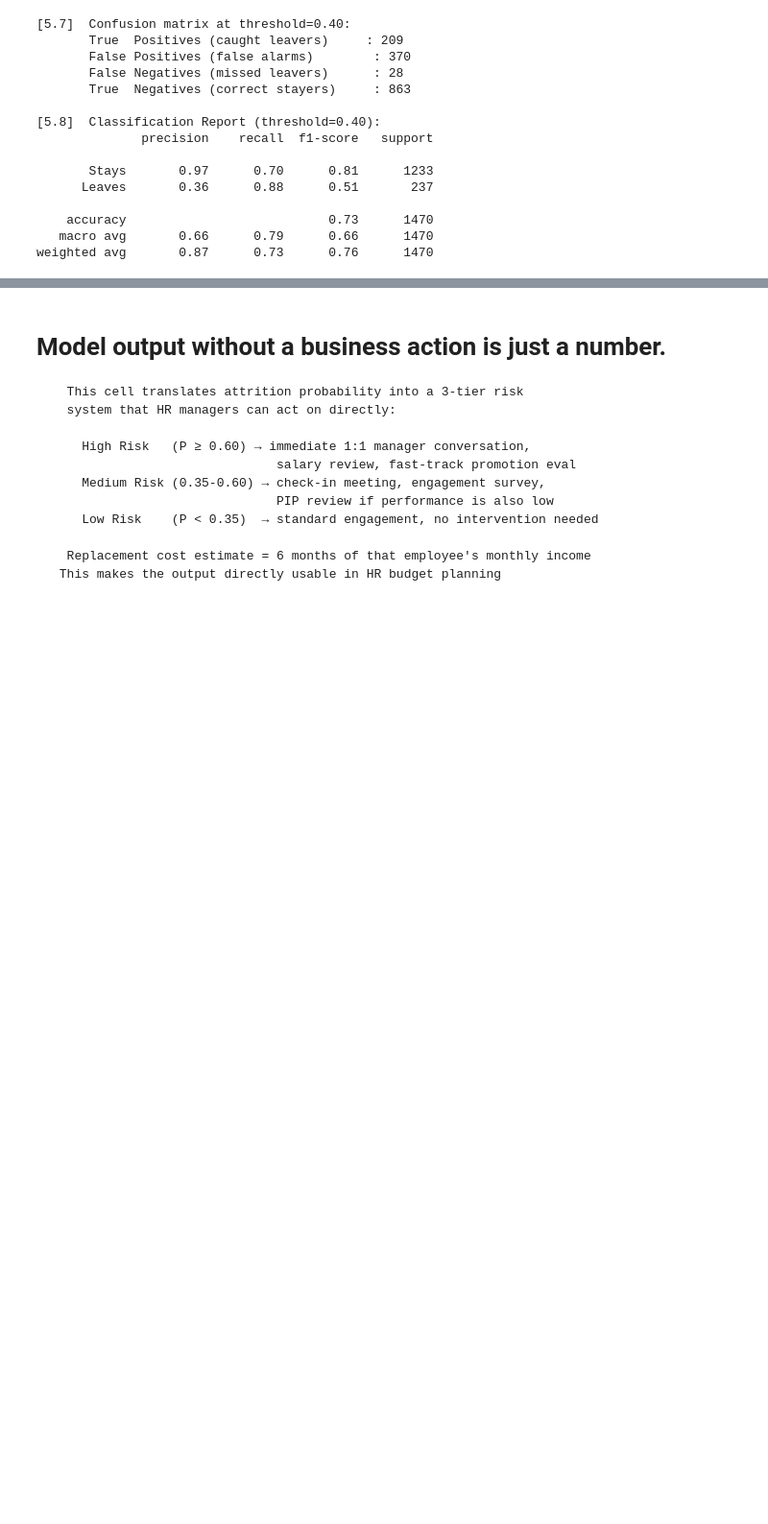
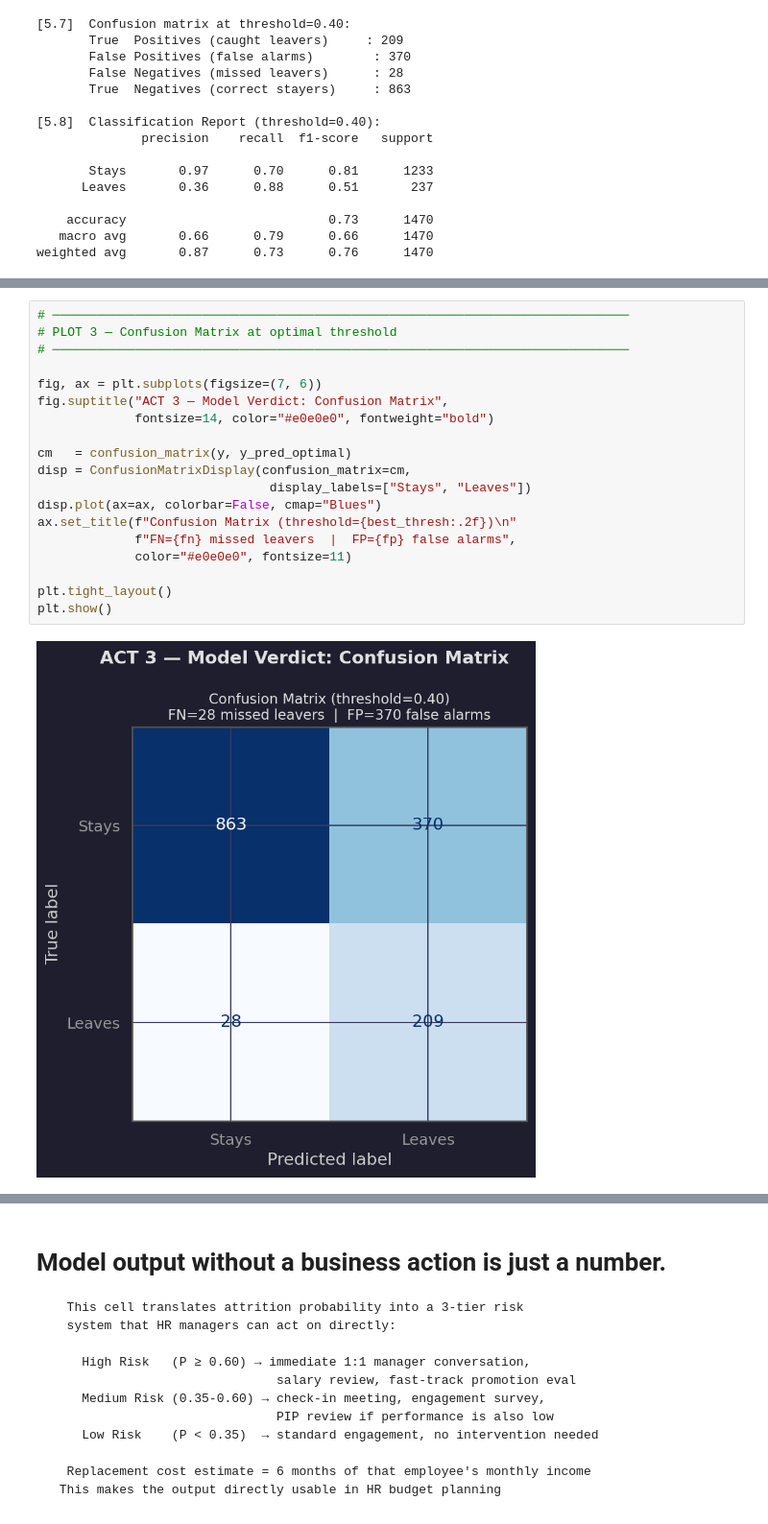
Before and after one commit to PrajwalKapnoor/-bank-churn-visual-eda, a Jupyter notebook: employee_attrition_predictor.ipynb, the cells around one changed output, grey strips where cells are left out. Shown at 96% size. Drawn from its saved outputs; the diff is of its cells as text; blank space fills up the shorter version.

```diff
--- a/employee_attrition_predictor.ipynb
+++ b/employee_attrition_predictor.ipynb
@@ -705,0 +648,21 @@ plt.show()
+# %%
+# ─────────────────────────────────────────────────────────────────────────────
+# PLOT 3 — Confusion Matrix at optimal threshold
+# ─────────────────────────────────────────────────────────────────────────────
+
+fig, ax = plt.subplots(figsize=(7, 6))
+fig.suptitle("ACT 3 — Model Verdict: Confusion Matrix",
+             fontsize=14, color="#e0e0e0", fontweight="bold")
+
+cm   = confusion_matrix(y, y_pred_optimal)
+disp = ConfusionMatrixDisplay(confusion_matrix=cm,
+                               display_labels=["Stays", "Leaves"])
+disp.plot(ax=ax, colorbar=False, cmap="Blues")
+ax.set_title(f"Confusion Matrix (threshold={best_thresh:.2f})\n"
+             f"FN={fn} missed leavers  |  FP={fp} false alarms",
+             color="#e0e0e0", fontsize=11)
+
+plt.tight_layout()
+plt.show()
+# %% [output]
+[figure, added]
```
Also changed, not shown: parts of 11 cells of this notebook.
